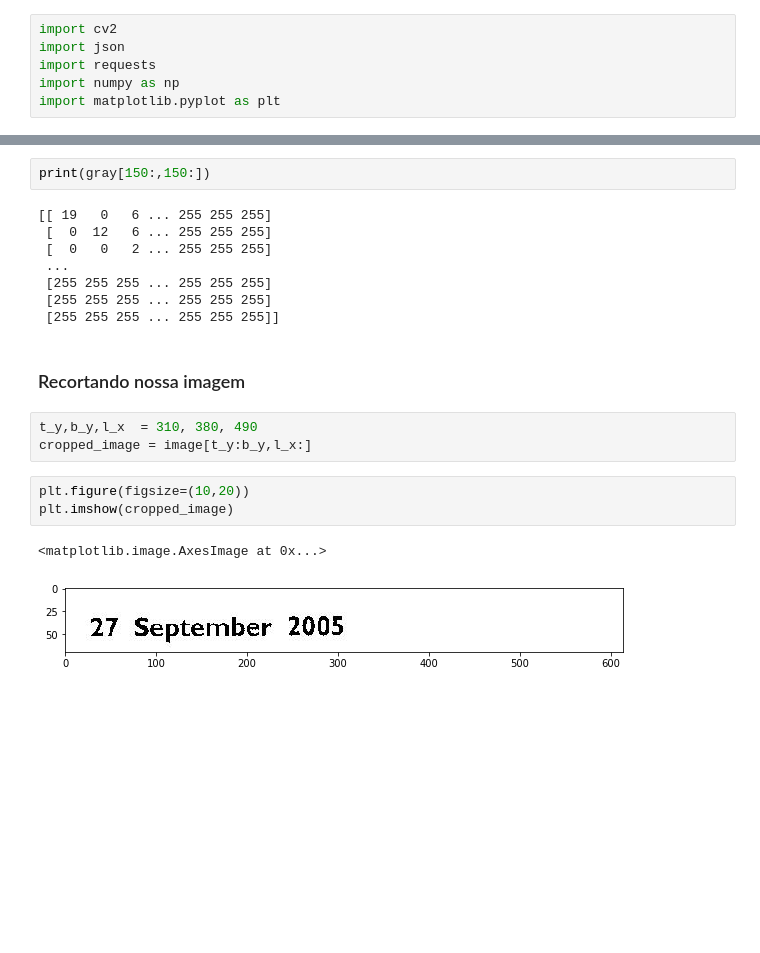
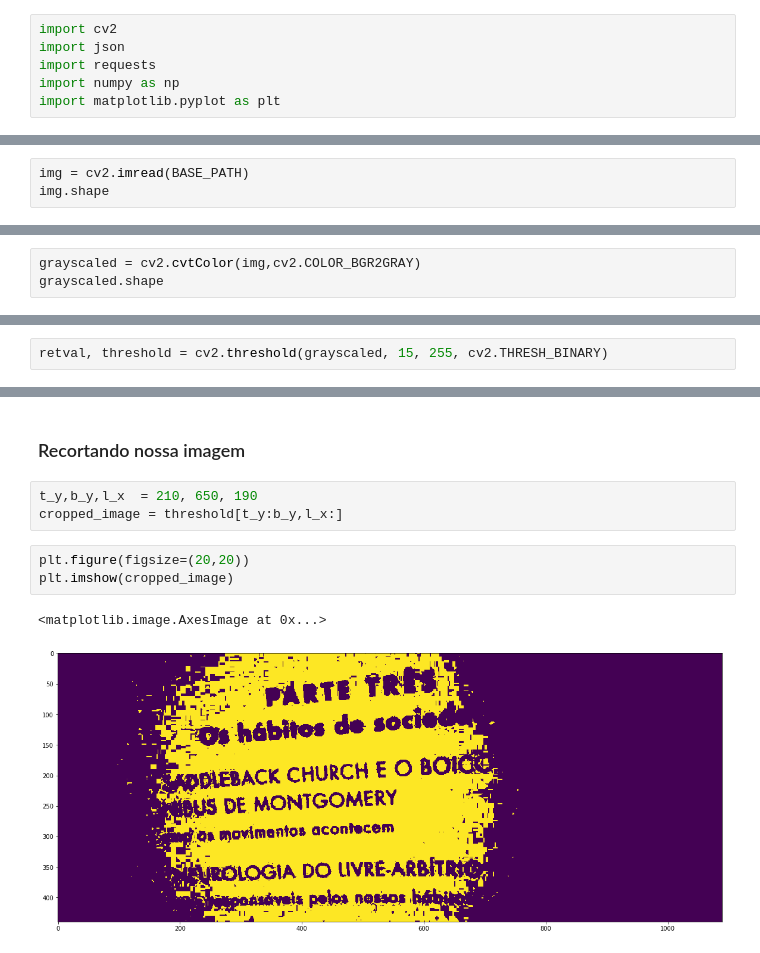
Before and after one commit to italojs/demo-OCR-MS, a Jupyter notebook: DEMO.ipynb, the cells around one changed output, grey strips where cells are left out. Drawn from its saved outputs; the diff is of its cells as text; blank space fills up the shorter version.

```diff
--- a/DEMO.ipynb
+++ b/DEMO.ipynb
@@ -17,0 +15,3 @@ print(image.shape)
+# %%
+img = cv2.imread(BASE_PATH)
+img.shape
@@ -19,0 +28,3 @@ print(image.shape)
+# %%
+grayscaled = cv2.cvtColor(img,cv2.COLOR_BGR2GRAY)
+grayscaled.shape
@@ -19,0 +33,2 @@ print(image.shape)
+# %%
+retval, threshold = cv2.threshold(grayscaled, 15, 255, cv2.THRESH_BINARY)
@@ -43,22 +68,12 @@ print(gray.shape)
-# %%
-print(gray[150:,150:])
-# %% [output]
-[[ 19   0   6 ... 255 255 255]
- [  0  12   6 ... 255 255 255]
- [  0   0   2 ... 255 255 255]
- ...
- [255 255 255 ... 255 255 255]
- [255 255 255 ... 255 255 255]
- [255 255 255 ... 255 255 255]]
 # %% [markdown]
 ### Recortando nossa imagem
 # %%
-t_y,b_y,l_x  = 310, 380, 490
-cropped_image = image[t_y:b_y,l_x:]
+t_y,b_y,l_x  = 210, 650, 190
+cropped_image = threshold[t_y:b_y,l_x:]
 # %%
-plt.figure(figsize=(10,20))
+plt.figure(figsize=(20,20))
 plt.imshow(cropped_image)
 # %% [output]
 <matplotlib.image.AxesImage at 0x...>
-[figure, old version]
+[figure, new version]
 # %%
```
Also changed, not shown: parts of 21 cells of this notebook.
